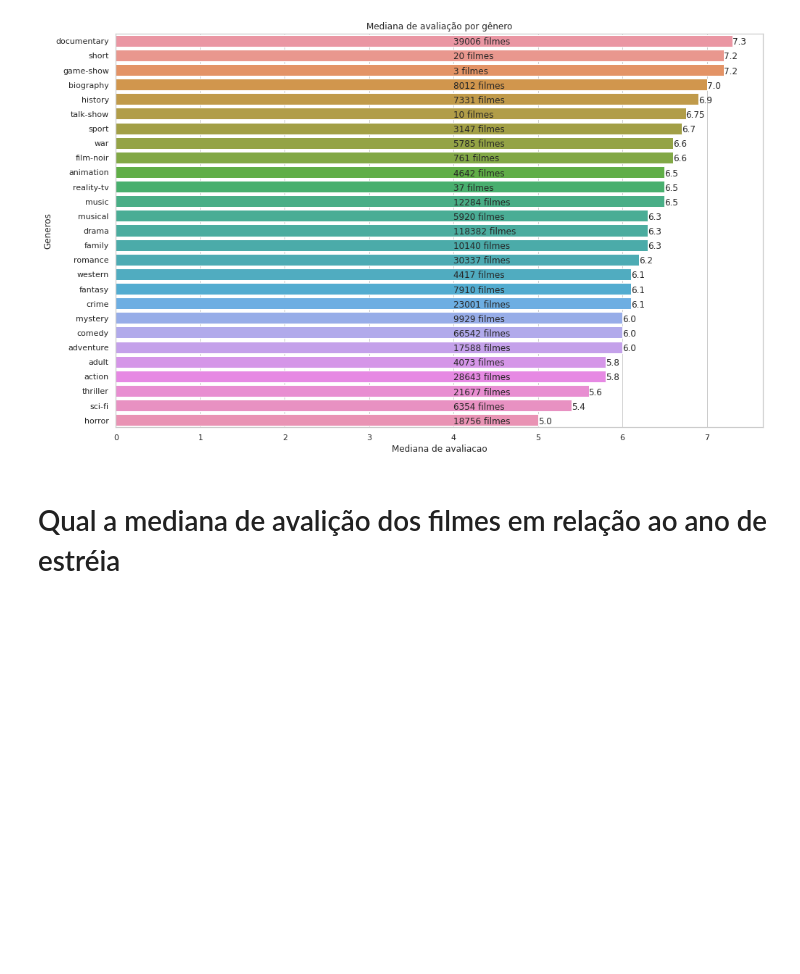
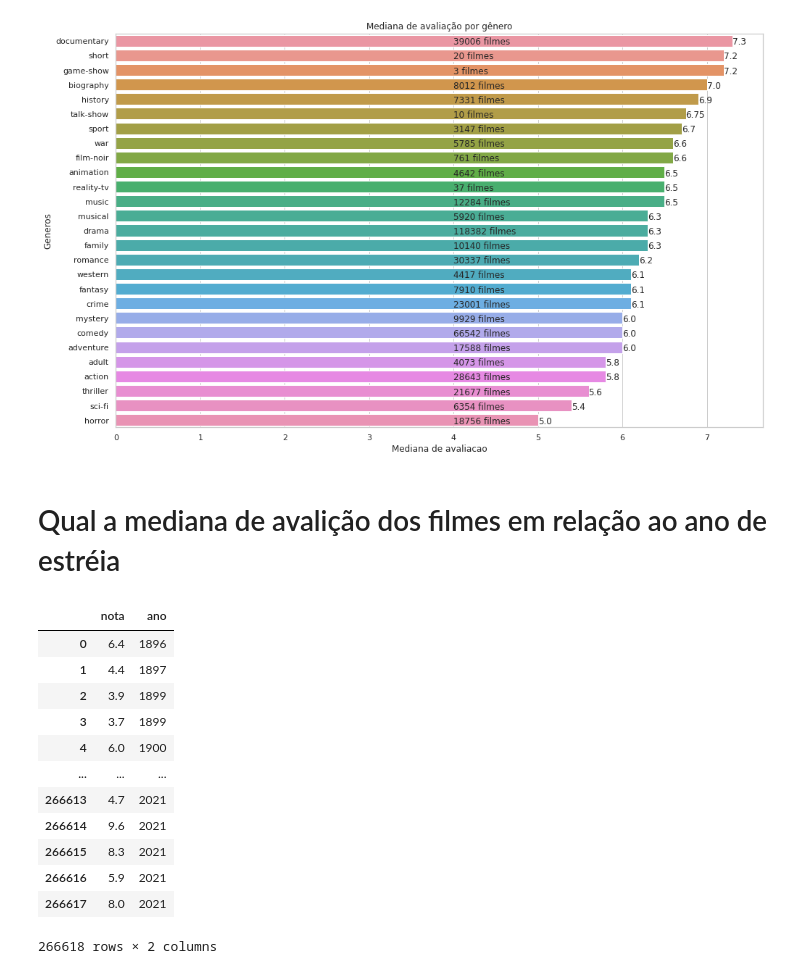
Before and after one commit to fabiodm7/dsaPythonFundamentos, a Jupyter notebook: Cap06/miniProj01/cap06proj01.ipynb, the cells around one changed output. Saved outputs shown, nothing was run; the diff lists cells and outputs as text; code cells hidden in the pictures; blank space fills up the shorter version.

```diff
--- a/Cap06/miniProj01/cap06proj01.ipynb
+++ b/Cap06/miniProj01/cap06proj01.ipynb
@@ -380,0 +397,16 @@ plt.show()
+# %%
+display(resultado4)
+# %% [output]
+|  | nota | ano |
+| 0 | 6.4 | 1896 |
+| 1 | 4.4 | 1897 |
+| 2 | 3.9 | 1899 |
+| 3 | 3.7 | 1899 |
+| 4 | 6.0 | 1900 |
+| ... | ... | ... |
+| 266613 | 4.7 | 2021 |
+| 266614 | 9.6 | 2021 |
+| 266615 | 8.3 | 2021 |
+| 266616 | 5.9 | 2021 |
+| 266617 | 8.0 | 2021 |
+266618 rows × 2 columns
```
Also changed, not shown: parts of 14 cells of this notebook.
